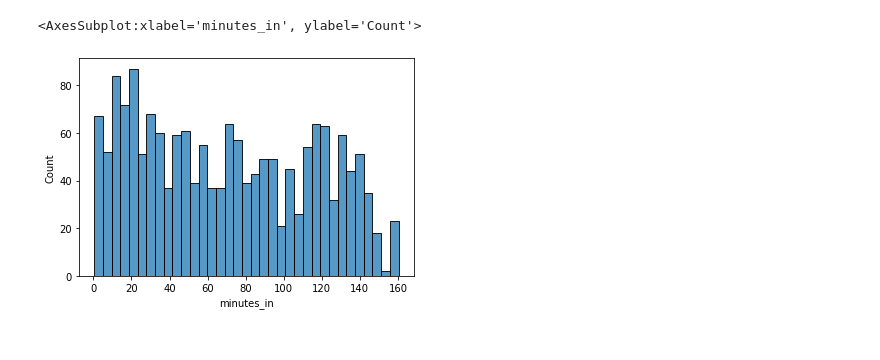
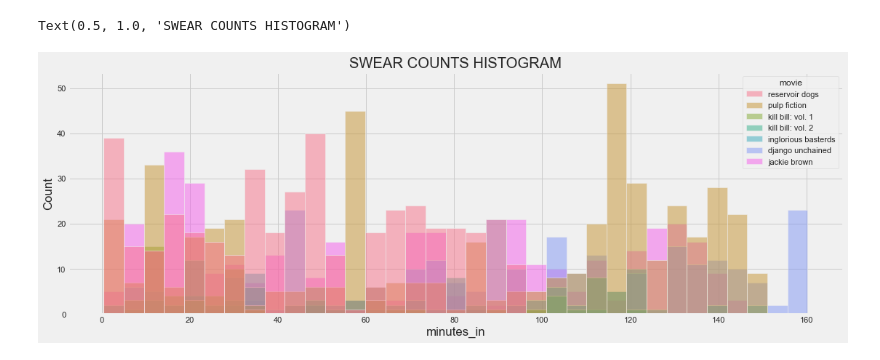
Before and after one commit to tmnkopp/PythonAutomation, a Jupyter notebook: py/tarantino.ipynb, the cells around one changed output. Drawn from its saved outputs; the diff is of its cells as text; code cells hidden in the pictures.

```diff
--- a/py/tarantino.ipynb
+++ b/py/tarantino.ipynb
@@ -6,5 +6,9 @@ import warnings
 warnings.filterwarnings('ignore')
 import matplotlib.pyplot as plt
 import seaborn as sns
+sns.set(rc={'figure.figsize':(17,5.7)})
+plt.style.use('fivethirtyeight') # fivethirtyeight
 # %%
 df=pd.read_csv('tarantino_csv.csv')
+df=df.fillna('')
+df.head()
@@ -78,5 +52,5 @@ Name: word, dtype: int64
 # %%
-sns.histplot(data=df.loc[df['type']=='word'], x="minutes_in", bins=35 )
+sns.histplot(data=df.loc[df['type']=='word'], x="minutes_in", hue='movie', bins=35 ).set_title("SWEAR COUNTS HISTOGRAM")
 # %% [output]
-<AxesSubplot:xlabel='minutes_in', ylabel='Count'>
+Text(0.5, 1.0, 'SWEAR COUNTS HISTOGRAM')
-[figure, old version]
+[figure, new version]
```
Also changed, not shown: parts of 10 cells of this notebook, 6 other files.
